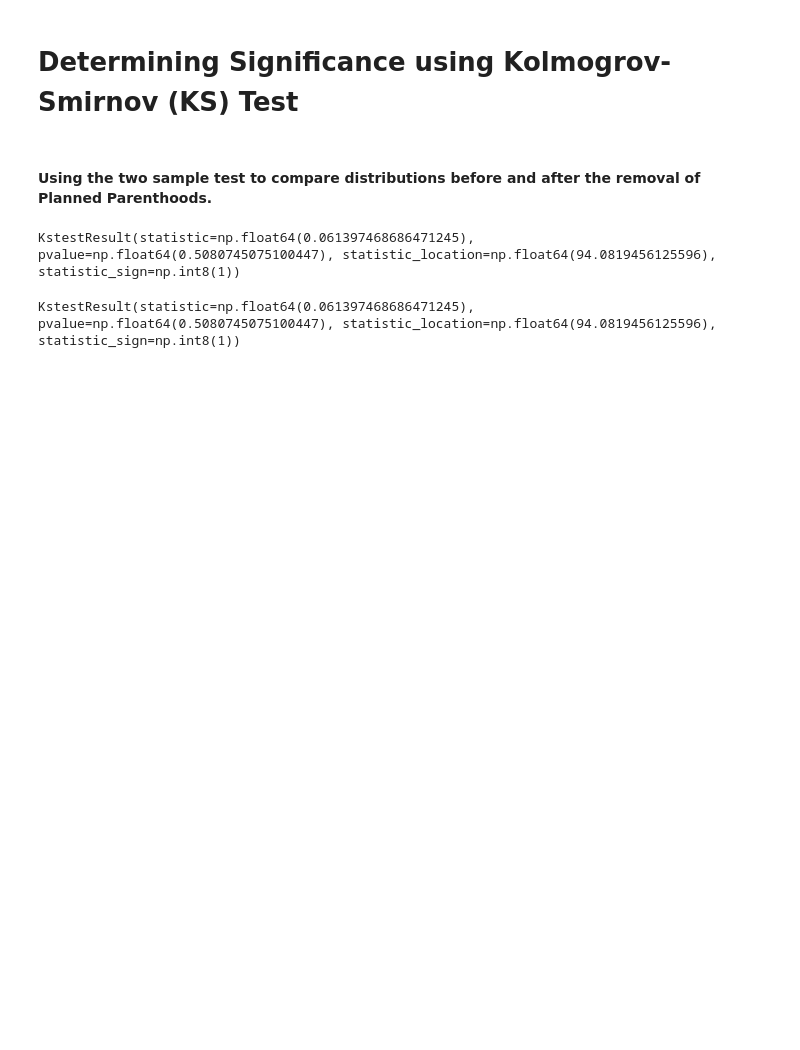
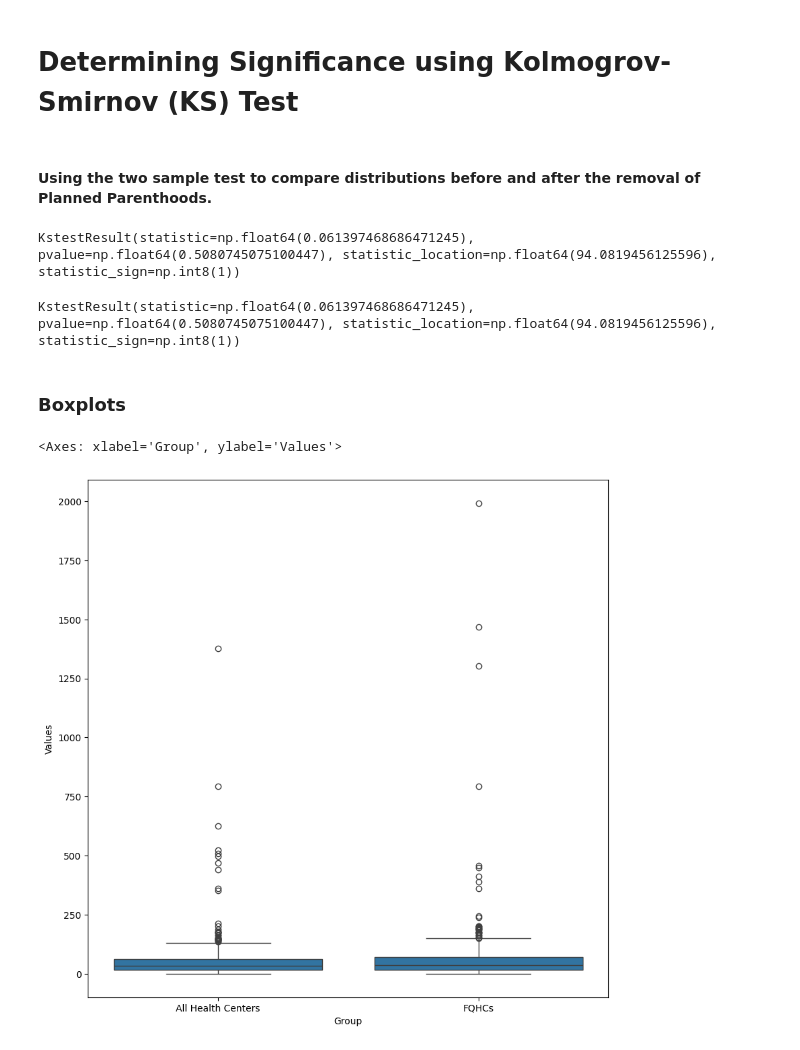
Before and after one commit to deniseg20/MSRIUP_TDA_Healthcare_Accessibility, a Jupyter notebook: persistent_homology/pd_computations/ph_computations_unweighted.ipynb, the cells around one changed output. Drawn from its saved outputs; the diff is of its cells as text; code cells hidden in the pictures; blank space fills up the shorter version.

```diff
--- a/persistent_homology/pd_computations/ph_computations_unweighted.ipynb
+++ b/persistent_homology/pd_computations/ph_computations_unweighted.ipynb
@@ -735,3 +735,22 @@ KstestResult(statistic=np.float64(0.061397468686471245), pvalue=np.float64(0.508
 scipy.stats.kstest(death_all, death_fqhc)
 # %% [output]
 KstestResult(statistic=np.float64(0.061397468686471245), pvalue=np.float64(0.5080745075100447), statistic_location=np.float64(94.0819456125596), statistic_sign=np.int8(1))
+# %% [markdown]
+### Boxplots
+# %%
+# creating box plot for the distribution of death simplices in 0D and 1D
+import seaborn as sns
+#plt.boxplot(distance_matrix_all)
+#plt.title('Boxplot of all health centers')
+
+# combining with seaborn,
+df = pd.DataFrame({
+    'Values': np.concatenate([death_all, death_fqhc]),
+    'Group': ['All Health Centers'] * len(death_all) + ['FQHCs'] * len(death_fqhc)
+})
+
+# Plotting the combined boxplot
+sns.boxplot(x='Group', y='Values', data=df)
+# %% [output]
+<Axes: xlabel='Group', ylabel='Values'>
+[figure, added]
```
Also changed, not shown: parts of 1 cell of this notebook, 10 other files.
